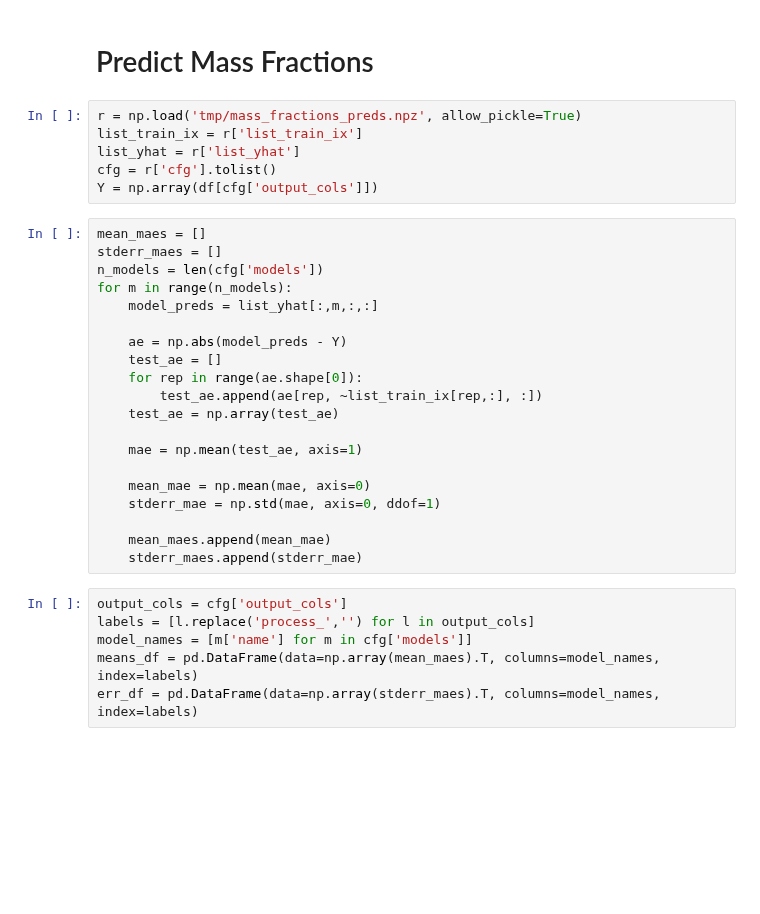
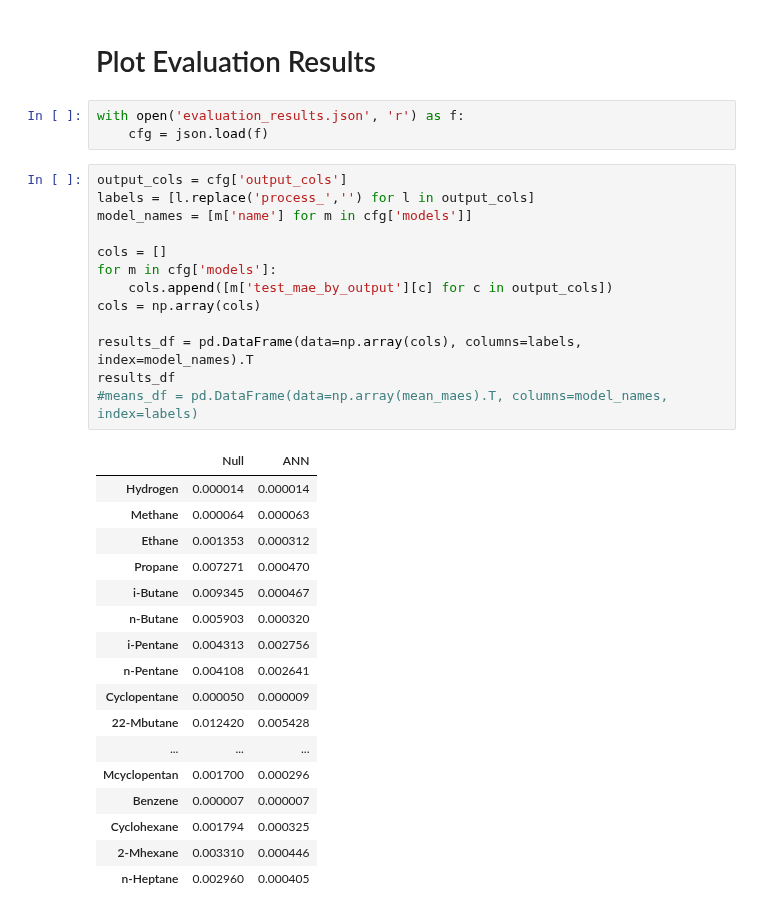
Before and after one commit to KISRDevelopment/iso-exploration, a Jupyter notebook: predict_mass_fractions.ipynb, the cells around one changed output. Drawn from its saved outputs; the diff is of its cells as text; blank space fills up the shorter version.

```diff
--- a/predict_mass_fractions.ipynb
+++ b/predict_mass_fractions.ipynb
@@ -8,36 +7,38 @@ df = pd.read_csv('iso.csv')
-# %% [markdown]
-# Predict Mass Fractions
-# %%
-r = np.load('tmp/mass_fractions_preds.npz', allow_pickle=True)
-list_train_ix = r['list_train_ix']
-list_yhat = r['list_yhat']
-cfg = r['cfg'].tolist()
-Y = np.array(df[cfg['output_cols']])
-# %%
-mean_maes = []
-stderr_maes = []
-n_models = len(cfg['models'])
-for m in range(n_models):
-    model_preds = list_yhat[:,m,:,:]
-
-    ae = np.abs(model_preds - Y)
-    test_ae = []
-    for rep in range(ae.shape[0]):
-        test_ae.append(ae[rep, ~list_train_ix[rep,:], :])
-    test_ae = np.array(test_ae)
-
-    mae = np.mean(test_ae, axis=1)
-
-    mean_mae = np.mean(mae, axis=0)
-    stderr_mae = np.std(mae, axis=0, ddof=1)
-
-    mean_maes.append(mean_mae)
-    stderr_maes.append(stderr_mae)
+# %% [markdown]
+# Plot Evaluation Results
+# %%
+with open('evaluation_results.json', 'r') as f:
+    cfg = json.load(f)
 # %%
 output_cols = cfg['output_cols']
 labels = [l.replace('process_','') for l in output_cols]
 model_names = [m['name'] for m in cfg['models']]
-means_df = pd.DataFrame(data=np.array(mean_maes).T, columns=model_names, index=labels)
-err_df = pd.DataFrame(data=np.array(stderr_maes).T, columns=model_names, index=labels)
+
+cols = []
+for m in cfg['models']:
+    cols.append([m['test_mae_by_output'][c] for c in output_cols])
+cols = np.array(cols)
+
+results_df = pd.DataFrame(data=np.array(cols), columns=labels, index=model_names).T
+results_df
+#means_df = pd.DataFrame(data=np.array(mean_maes).T, columns=model_names, index=labels)
+# %% [output]
+|  | Null | ANN |
+| Hydrogen | 0.000014 | 0.000014 |
+| Methane | 0.000064 | 0.000063 |
+| Ethane | 0.001353 | 0.000312 |
+| Propane | 0.007271 | 0.000470 |
+| i-Butane | 0.009345 | 0.000467 |
+| n-Butane | 0.005903 | 0.000320 |
+| i-Pentane | 0.004313 | 0.002756 |
+| n-Pentane | 0.004108 | 0.002641 |
+| Cyclopentane | 0.000050 | 0.000009 |
+| 22-Mbutane | 0.012420 | 0.005428 |
+| ... | ... | ... |
+| Mcyclopentan | 0.001700 | 0.000296 |
+| Benzene | 0.000007 | 0.000007 |
+| Cyclohexane | 0.001794 | 0.000325 |
+| 2-Mhexane | 0.003310 | 0.000446 |
+| n-Heptane | 0.002960 | 0.000405 |
 # %%
 f, ax = plt.subplots(1, 1, figsize=(10, 20))
```
Also changed, not shown: parts of 3 cells of this notebook, 11 other files.
